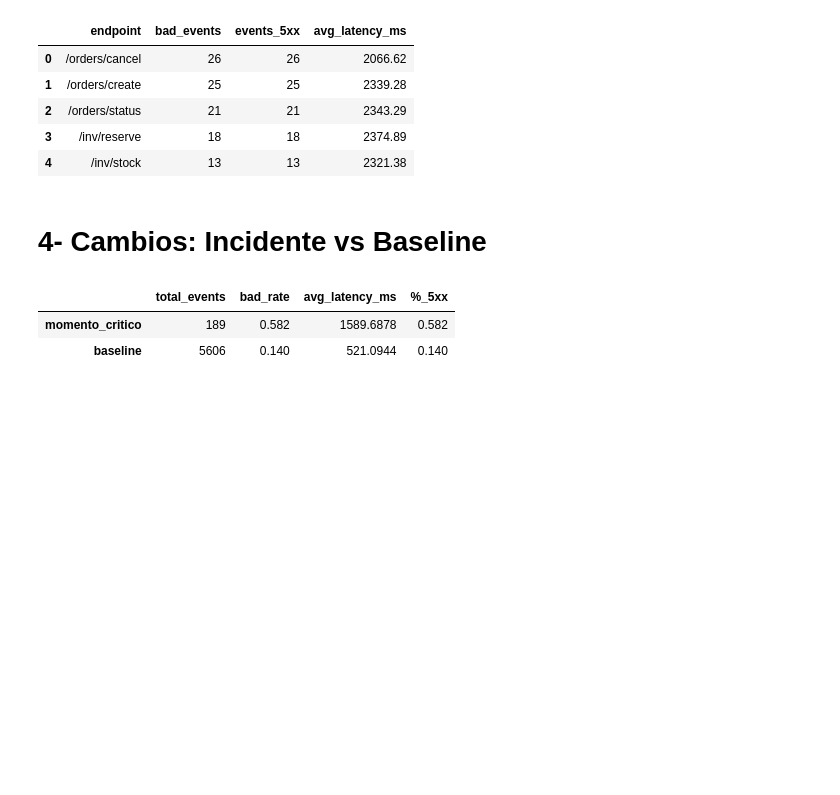
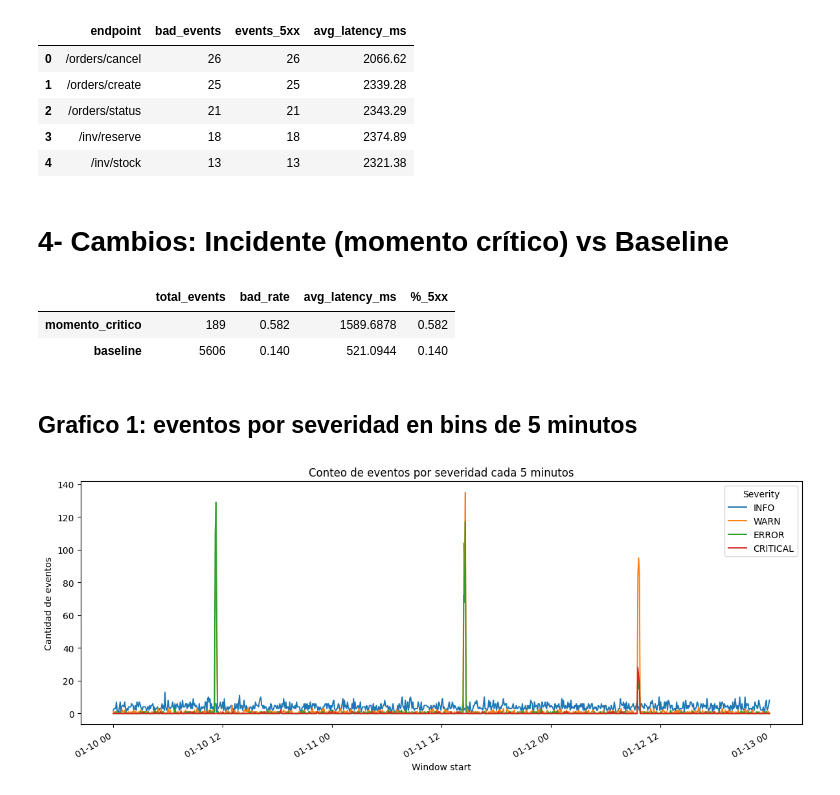
Before and after one commit to Nishikawaz/6_Basic_Logs_Analysis, a Jupyter notebook: analisis.ipynb, the cells around one changed output. Saved outputs shown, nothing was run; the diff lists cells and outputs as text; code cells hidden in the pictures; blank space fills up the shorter version.

Commit message:
Se añade el gráfico 1: Eventos por severidad en bins de 5mins

```diff
--- a/analisis.ipynb
+++ b/analisis.ipynb
@@ -294,7 +294,7 @@ top_5_compromised_endpoints
 | 3 | /inv/reserve | 18 | 18 | 2374.89 |
 | 4 | /inv/stock | 13 | 13 | 2321.38 |
 # %% [markdown]
-# 4- Cambios: Incidente vs Baseline
+# 4- Cambios: Incidente (momento crítico) vs Baseline
 # %%
 def resumen_periodo(data):
     return pd.Series(
@@ -323,3 +323,23 @@ incident_vs_baseline
 |  | total_events | bad_rate | avg_latency_ms | %_5xx |
 | momento_critico | 189 | 0.582 | 1589.6878 | 0.582 |
 | baseline | 5606 | 0.140 | 521.0944 | 0.140 |
+# %% [markdown]
+## Grafico 1: eventos por severidad en bins de 5 minutos
+# %%
+severity_order = ["INFO", "WARN", "ERROR", "CRITICAL"]
+severity_time = (
+    df.groupby(["window_start", "severity"])
+    .size()
+    .unstack(fill_value=0)
+    .reindex(columns=severity_order, fill_value=0)
+)
+
+ax = severity_time.plot(figsize=(12, 5), linewidth=1.4)
+ax.set_title("Conteo de eventos por severidad cada 5 minutos")
+ax.set_xlabel("Window start")
+ax.set_ylabel("Cantidad de eventos")
+ax.legend(title="Severity")
+plt.tight_layout()
+plt.show()
+# %% [output]
+[figure, added]
```
